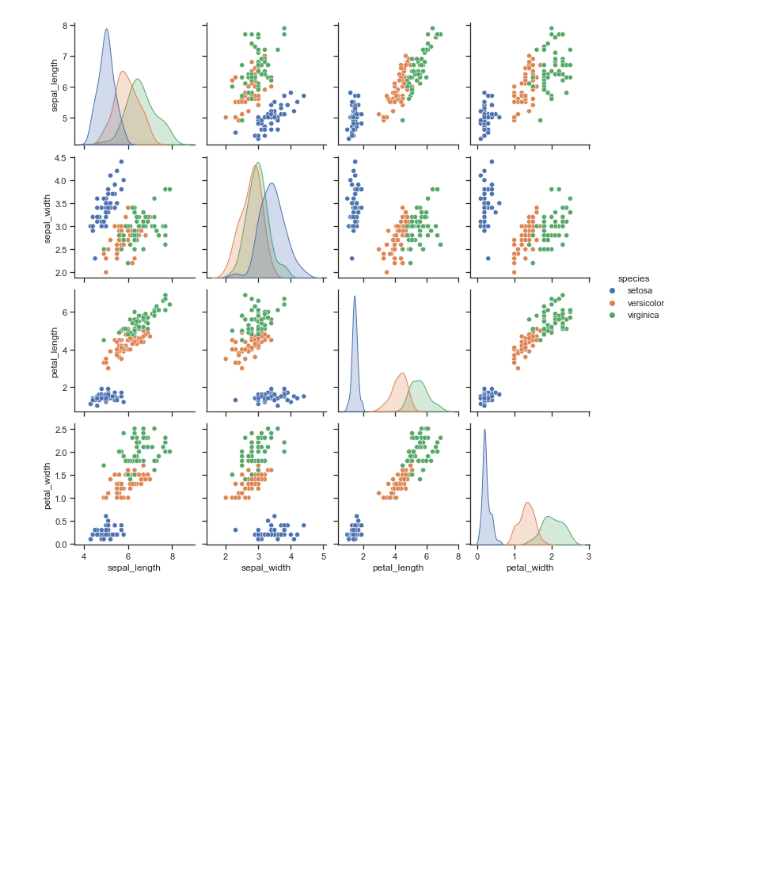
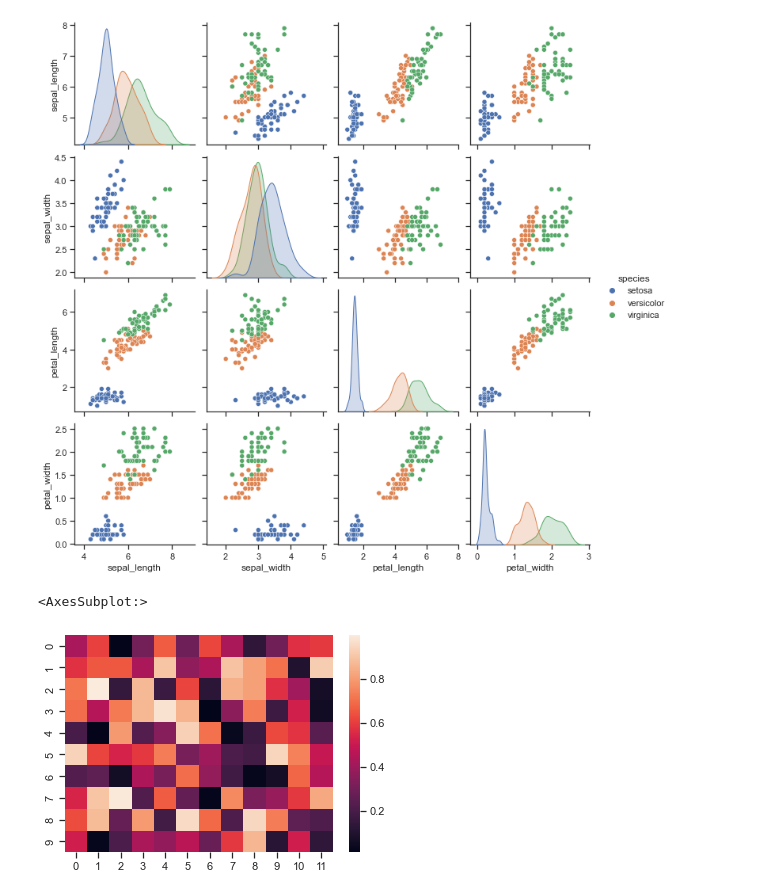
Before and after one commit to hivandu/practise, a Jupyter notebook: analyse/Case-by-case_Python_visualization/ex07.ipynb, the cells around one changed output. Saved outputs shown, nothing was run; the diff lists cells and outputs as text; code cells hidden in the pictures; blank space fills up the shorter version.

```diff
--- a/analyse/Case-by-case_Python_visualization/ex07.ipynb
+++ b/analyse/Case-by-case_Python_visualization/ex07.ipynb
@@ -59,0 +62,6 @@ sns.pairplot(iris, hue='species')
+# %%
+data = np.random.rand(10, 12)
+sns.heatmap(data)
+# %% [output]
+<AxesSubplot:>
+[figure, added]
```
Also changed, not shown: parts of 4 cells of this notebook, 3 other files.
